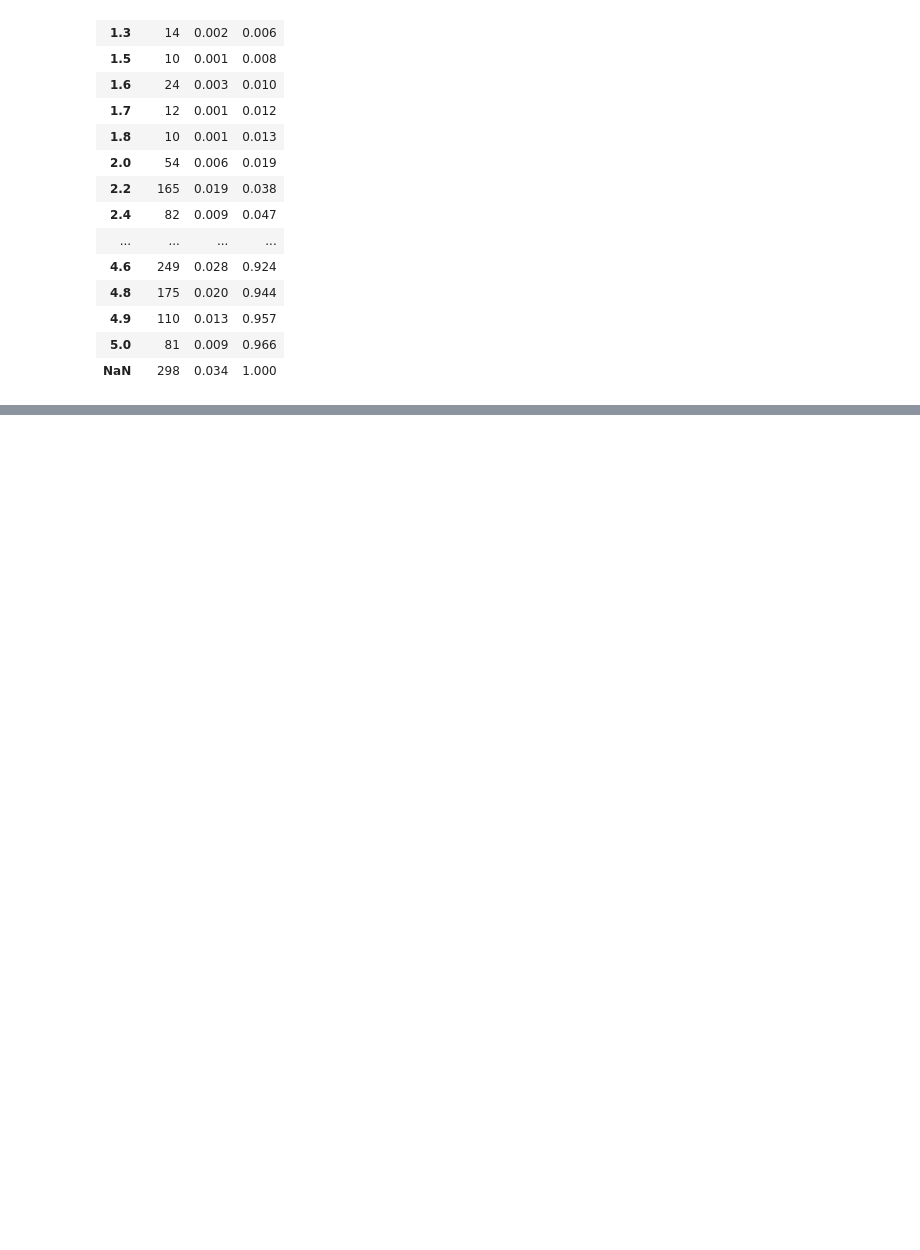
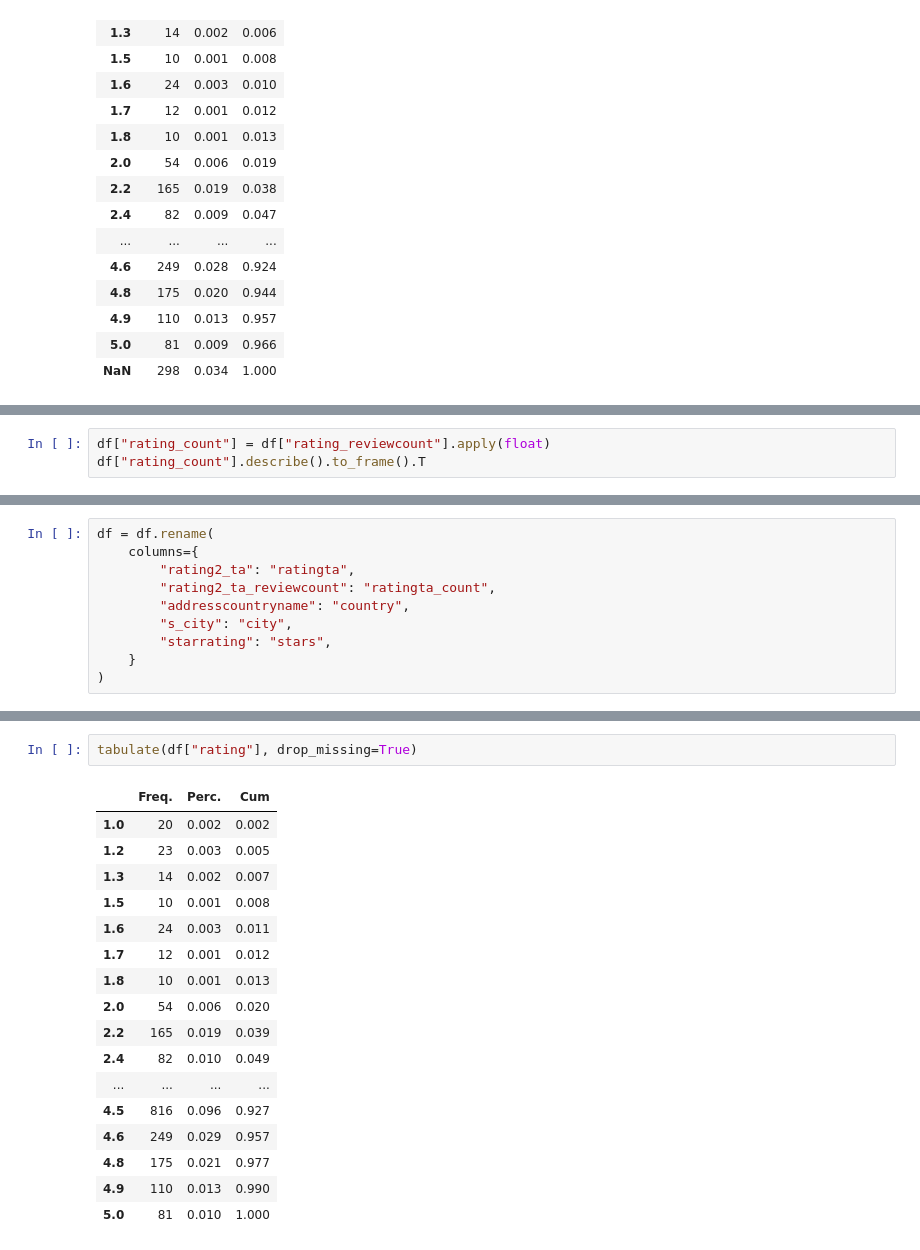
Before and after one commit to felipesebben/bk_data_analysis_studies, a Jupyter notebook: da_data_exercises/ch02-preparing_data_for_analysis/01-hotels_europe.ipynb, the cells around one changed output, grey strips where cells are left out. Cells and saved outputs as stored; diff of their text form; blank space fills up the shorter version.

```diff
--- a/da_data_exercises/ch02-preparing_data_for_analysis/01-hotels_europe.ipynb
+++ b/da_data_exercises/ch02-preparing_data_for_analysis/01-hotels_europe.ipynb
@@ -207,0 +246,3 @@ tabulate(df["rating"])
+# %%
+df["rating_count"] = df["rating_reviewcount"].apply(float)
+df["rating_count"].describe().to_frame().T
@@ -207,0 +254,10 @@ tabulate(df["rating"])
+# %%
+df = df.rename(
+    columns={
+        "rating2_ta": "ratingta",
+        "rating2_ta_reviewcount": "ratingta_count",
+        "addresscountryname": "country",
+        "s_city": "city",
+        "starrating": "stars",
+    }
+)
@@ -207,0 +281,20 @@ tabulate(df["rating"])
+# %%
+tabulate(df["rating"], drop_missing=True)
+# %% [output]
+|  | Freq. | Perc. | Cum |
+| 1.0 | 20 | 0.002 | 0.002 |
+| 1.2 | 23 | 0.003 | 0.005 |
+| 1.3 | 14 | 0.002 | 0.007 |
+| 1.5 | 10 | 0.001 | 0.008 |
+| 1.6 | 24 | 0.003 | 0.011 |
+| 1.7 | 12 | 0.001 | 0.012 |
+| 1.8 | 10 | 0.001 | 0.013 |
+| 2.0 | 54 | 0.006 | 0.020 |
+| 2.2 | 165 | 0.019 | 0.039 |
+| 2.4 | 82 | 0.010 | 0.049 |
+| ... | ... | ... | ... |
+| 4.5 | 816 | 0.096 | 0.927 |
+| 4.6 | 249 | 0.029 | 0.957 |
+| 4.8 | 175 | 0.021 | 0.977 |
+| 4.9 | 110 | 0.013 | 0.990 |
+| 5.0 | 81 | 0.010 | 1.000 |
```
Also changed, not shown: parts of 15 cells of this notebook.
